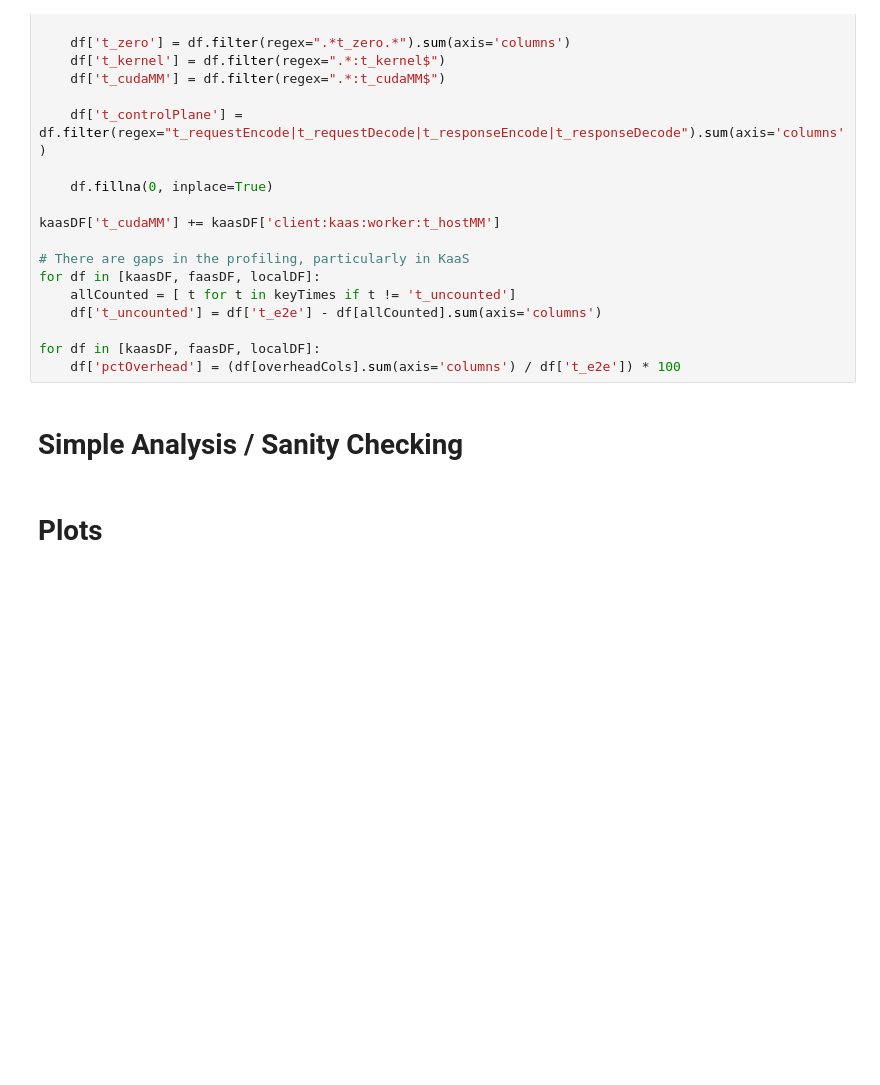
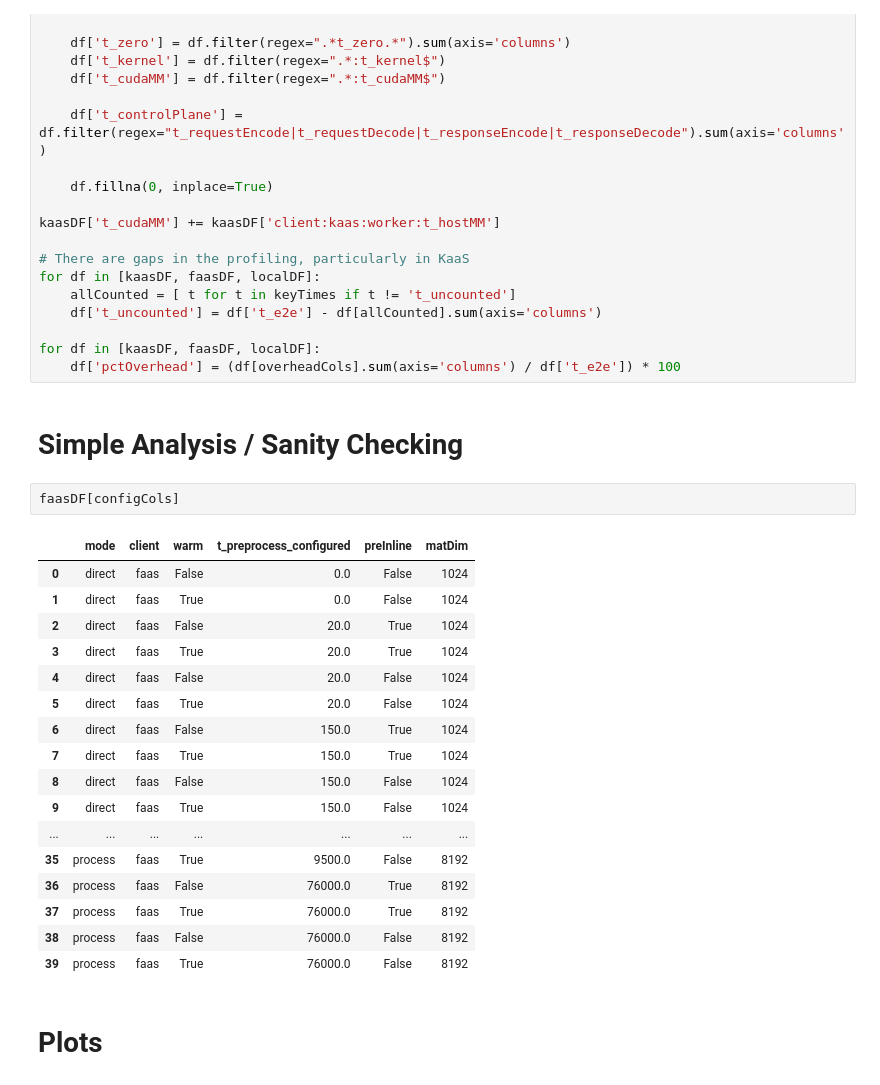
Before and after one commit to NathanTP/fakefaas, a Jupyter notebook: examples/kaasMicro/analysis/matmulAnalysis.ipynb, the cells around one changed output. Cells and saved outputs as stored; diff of their text form; blank space fills up the shorter version.

```diff
--- a/examples/kaasMicro/analysis/matmulAnalysis.ipynb
+++ b/examples/kaasMicro/analysis/matmulAnalysis.ipynb
@@ -120,6 +120,26 @@ for df in [kaasDF, faasDF, localDF]:
     df['pctOverhead'] = (df[overheadCols].sum(axis='columns') / df['t_e2e']) * 100
 # %% [markdown]
 # Simple Analysis / Sanity Checking
+# %%
+faasDF[configCols]
+# %% [output]
+|  | mode | client | warm | t_preprocess_configured | preInline | matDim |
+| 0 | direct | faas | False | 0.0 | False | 1024 |
+| 1 | direct | faas | True | 0.0 | False | 1024 |
+| 2 | direct | faas | False | 20.0 | True | 1024 |
+| 3 | direct | faas | True | 20.0 | True | 1024 |
+| 4 | direct | faas | False | 20.0 | False | 1024 |
+| 5 | direct | faas | True | 20.0 | False | 1024 |
+| 6 | direct | faas | False | 150.0 | True | 1024 |
+| 7 | direct | faas | True | 150.0 | True | 1024 |
+| 8 | direct | faas | False | 150.0 | False | 1024 |
+| 9 | direct | faas | True | 150.0 | False | 1024 |
+| ... | ... | ... | ... | ... | ... | ... |
+| 35 | process | faas | True | 9500.0 | False | 8192 |
+| 36 | process | faas | False | 76000.0 | True | 8192 |
+| 37 | process | faas | True | 76000.0 | True | 8192 |
+| 38 | process | faas | False | 76000.0 | False | 8192 |
+| 39 | process | faas | True | 76000.0 | False | 8192 |
 # %% [markdown]
 # Plots
 # %% [markdown]
```
Also changed, not shown: parts of 6 cells of this notebook, 1 other file.
